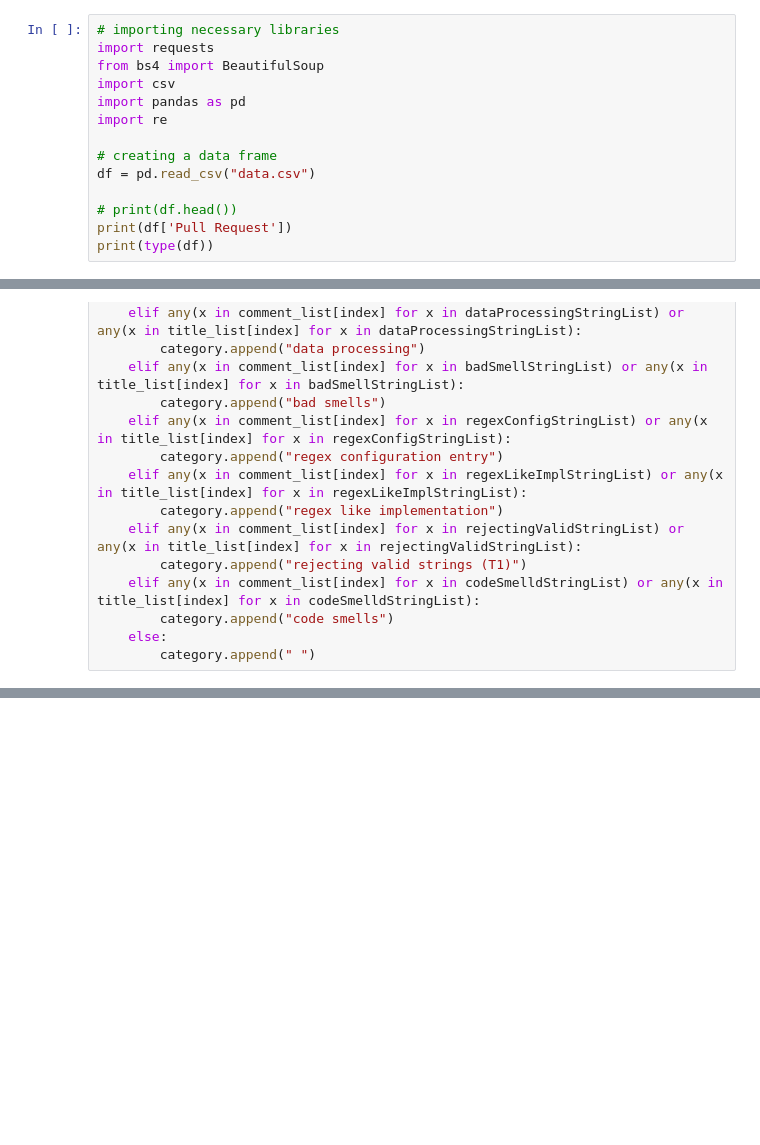
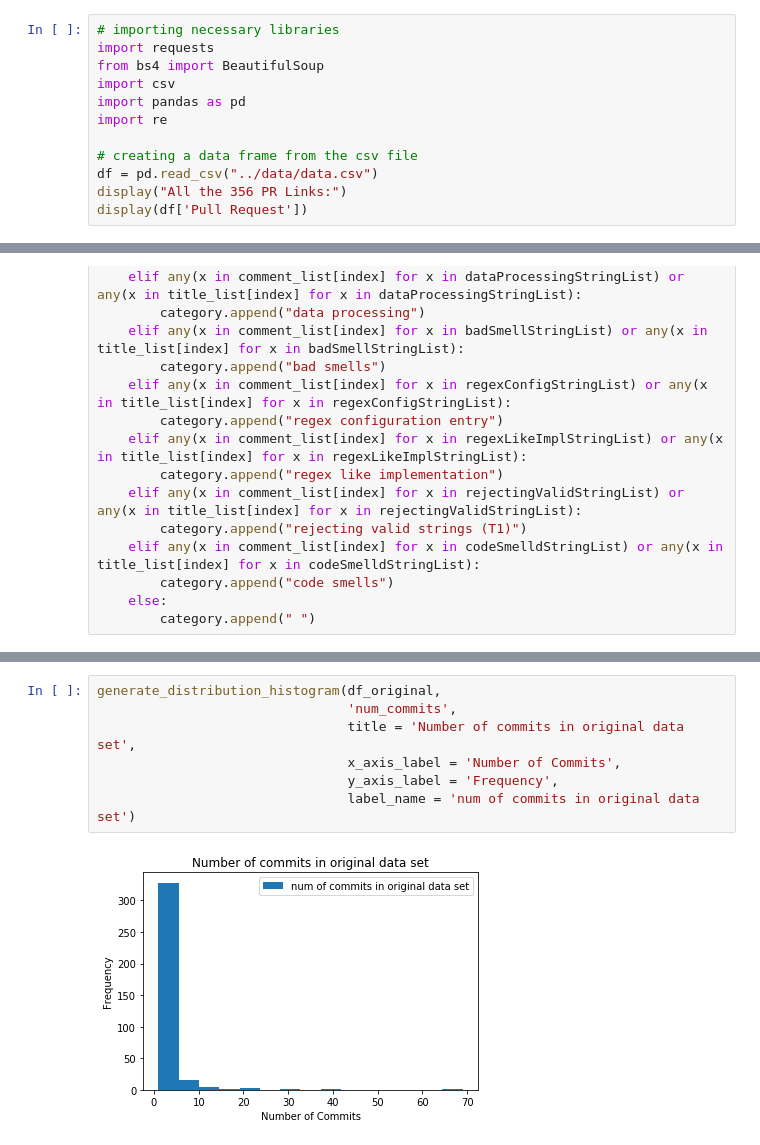
Before and after one commit to AnoopKiranAM/MSR_Assignment2, a Jupyter notebook: process/MSR_assignment-2.ipynb, the cells around one changed output, grey strips where cells are left out. Saved outputs shown, nothing was run; the diff lists cells and outputs as text; blank space fills up the shorter version.

```diff
--- a/process/MSR_assignment-2.ipynb
+++ b/process/MSR_assignment-2.ipynb
@@ -6,10 +6,8 @@ import csv
 import pandas as pd
 import re
 
-# creating a data frame
-df = pd.read_csv("data.csv")
-
-# print(df.head())
-print(df['Pull Request'])
-print(type(df))
+# creating a data frame from the csv file
+df = pd.read_csv("../data/data.csv")
+display("All the 356 PR Links:")
+display(df['Pull Request'])
 # %% [output]
@@ -295,0 +339,9 @@ UnknownObjectException: 404 {"message": "Not Found", "documentation_url": "https
+# %%
+generate_distribution_histogram(df_original,
+                                'num_commits',
+                                title = 'Number of commits in original data set',
+                                x_axis_label = 'Number of Commits',
+                                y_axis_label = 'Frequency',
+                                label_name = 'num of commits in original data set')
+# %% [output]
+[figure, added]
```
Also changed, not shown: parts of 39 cells of this notebook.
